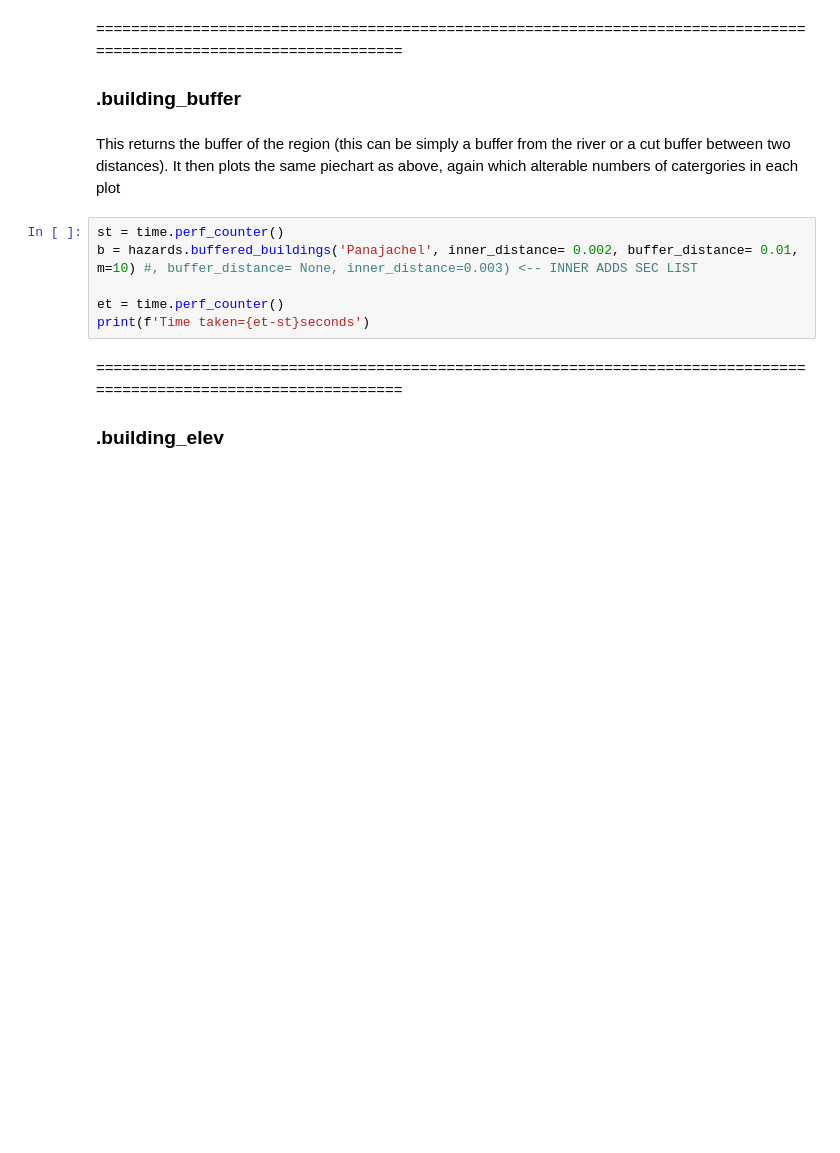
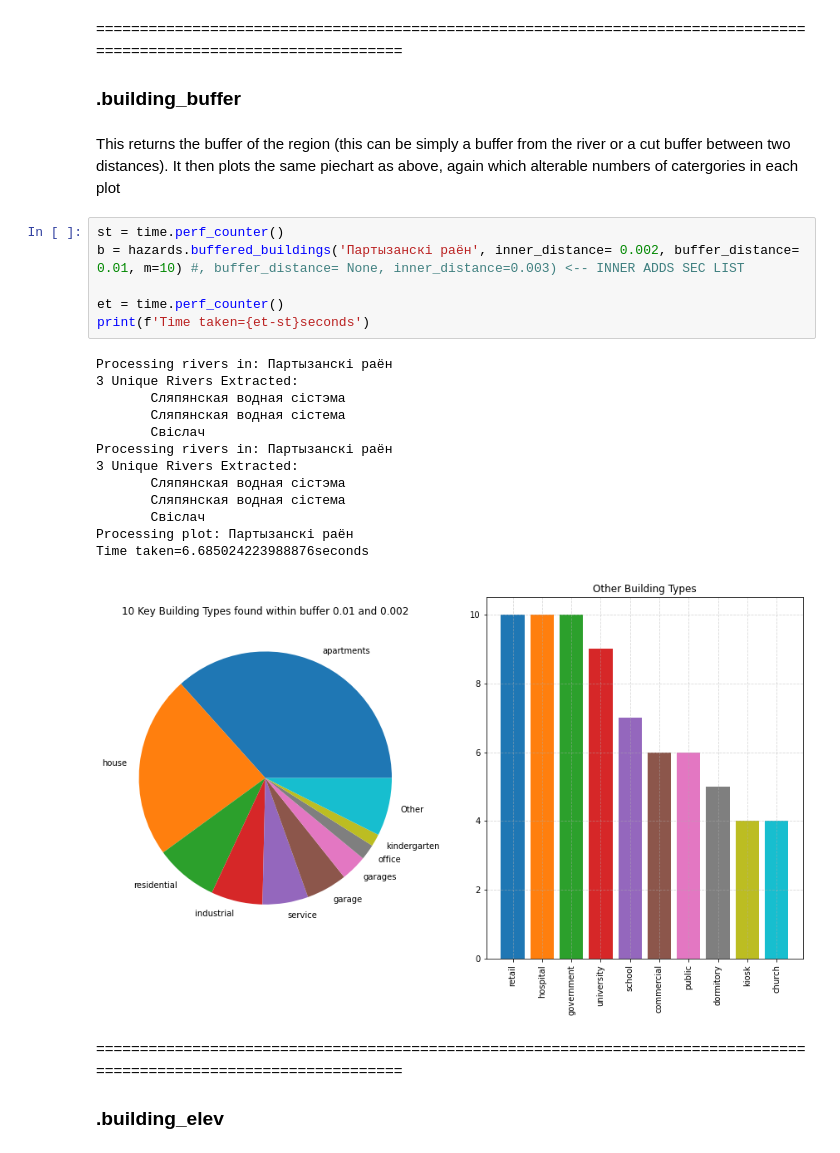
Before and after one commit to JoannaNoyes/Natural-Hazard-Package, a Jupyter notebook: Notebook Examples/Modules.ipynb, the cells around one changed output. Saved outputs shown, nothing was run; the diff lists cells and outputs as text; blank space fills up the shorter version.

```diff
--- a/Notebook Examples/Modules.ipynb
+++ b/Notebook Examples/Modules.ipynb
@@ -213,10 +213,24 @@ Treemaps in this package show the same information as the above pie chart, howev
 This returns the buffer of the region (this can be simply a buffer from the river or a cut buffer between two distances). It then plots the same piechart as above, again which alterable numbers of catergories in each plot
 # %%
 st = time.perf_counter()
-b = hazards.buffered_buildings('Panajachel', inner_distance= 0.002, buffer_distance= 0.01, m=10) #, buffer_distance= None, inner_distance=0.003) <-- INNER ADDS SEC LIST
+b = hazards.buffered_buildings('Партызанскі раён', inner_distance= 0.002, buffer_distance= 0.01, m=10) #, buffer_distance= None, inner_distance=0.003) <-- INNER ADDS SEC LIST
 
 et = time.perf_counter()
 print(f'Time taken={et-st}seconds')
+# %% [output]
+Processing rivers in: Партызанскі раён
+3 Unique Rivers Extracted:
+       Сляпянская водная сістэма
+       Сляпянская водная сістема
+       Свіслач
+Processing rivers in: Партызанскі раён
+3 Unique Rivers Extracted:
+       Сляпянская водная сістэма
+       Сляпянская водная сістема
+       Свіслач
+Processing plot: Партызанскі раён
+Time taken=6.685024223988876seconds
+[figure, added]
 # %% [markdown]
 ====================================================================================================================
 ### .building_elev
```
Also changed, not shown: parts of 4 cells of this notebook.
